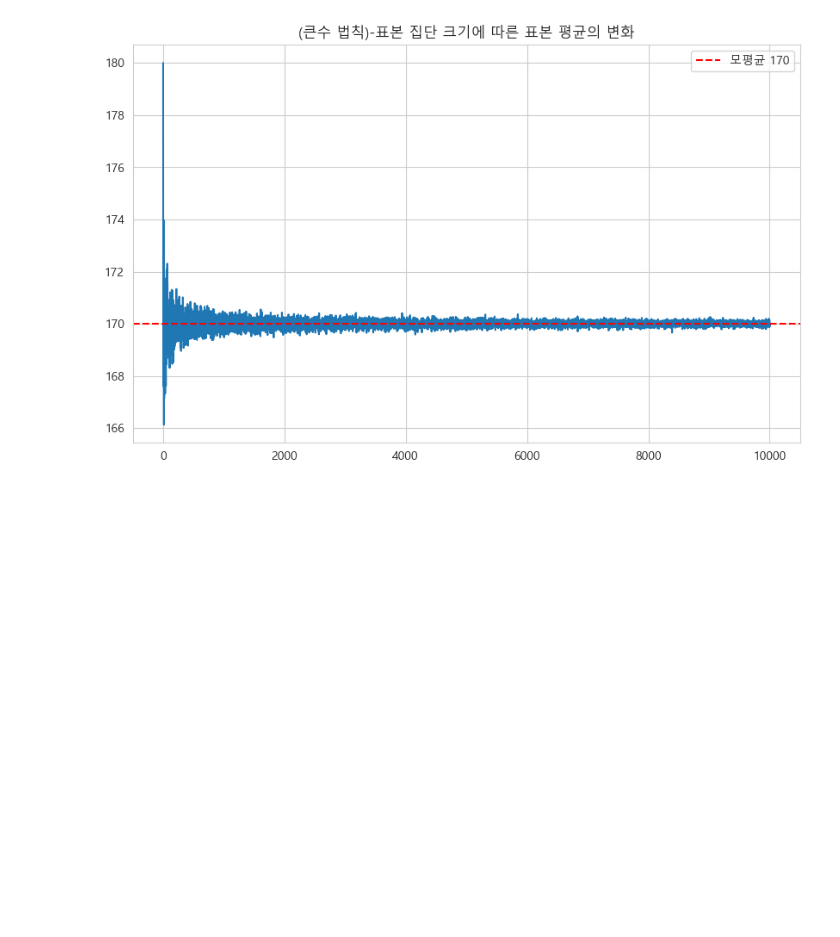
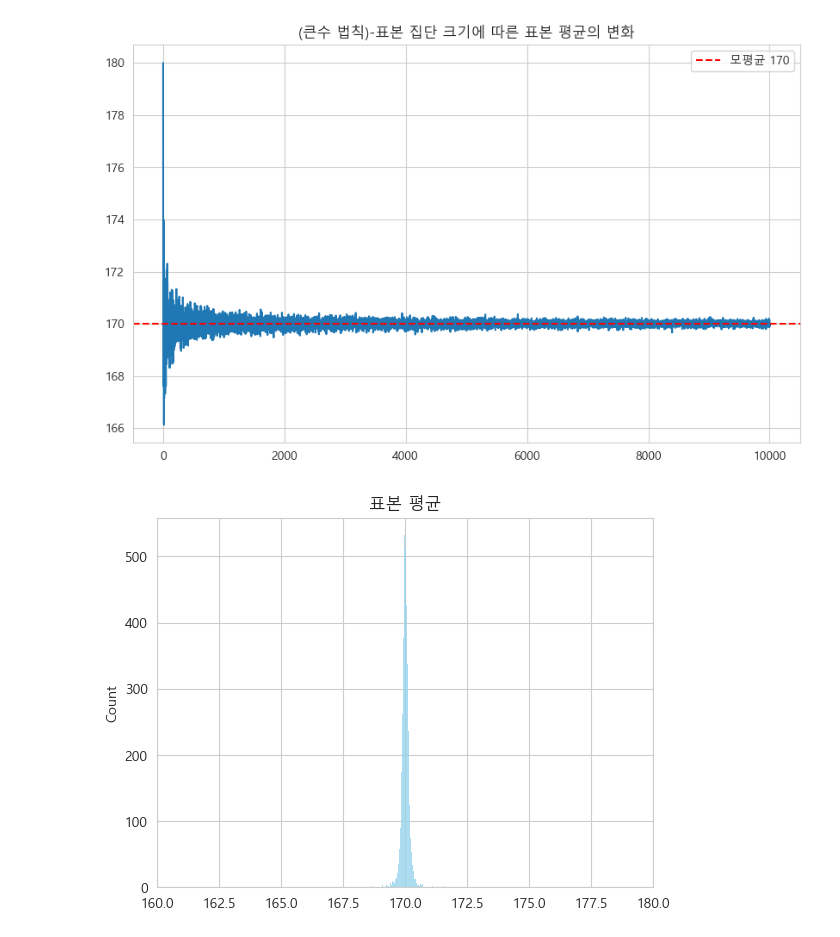
Before and after one commit to tiod0611/practice_language, a Jupyter notebook: python/statistics/law_of_large_numbers/simulations.ipynb, the cells around one changed output. Cells and saved outputs as stored; diff of their text form; code cells hidden in the pictures; blank space fills up the shorter version.

```diff
--- a/python/statistics/law_of_large_numbers/simulations.ipynb
+++ b/python/statistics/law_of_large_numbers/simulations.ipynb
@@ -29,0 +34,7 @@ plt.show()
+# %%
+sns.histplot(x=sample_means, color='skyblue')
+plt.xlim(160, 180)
+plt.title("표본 평균")
+plt.show()
+# %% [output]
+[figure, added]
```
Also changed, not shown: parts of 2 cells of this notebook.
